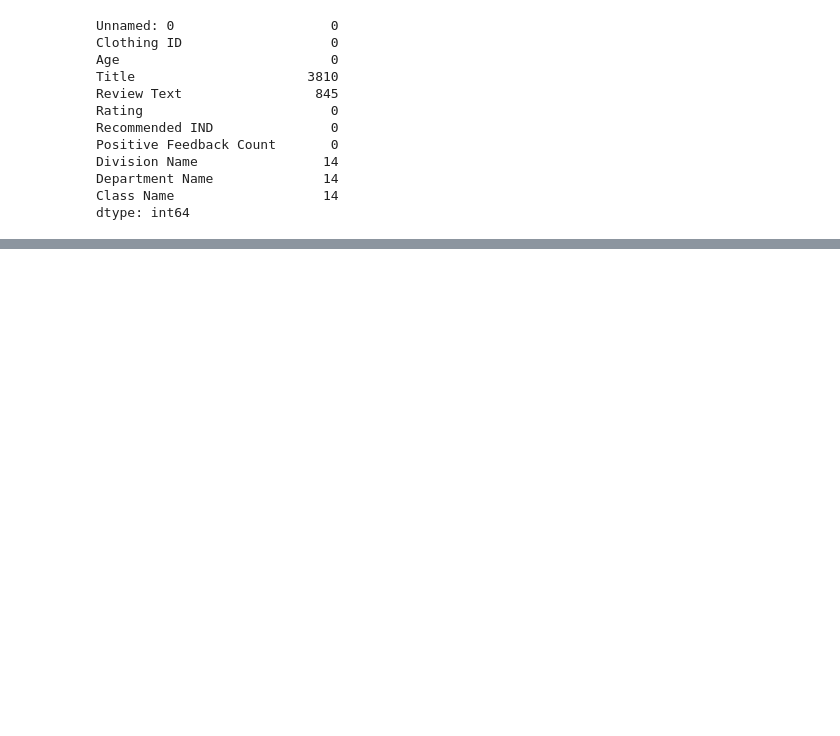
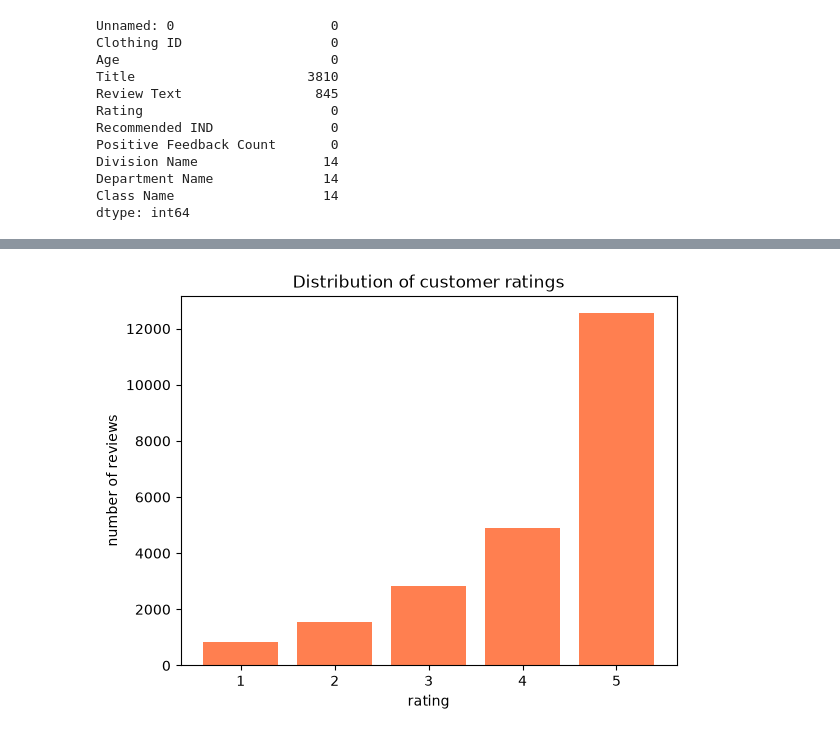
Before and after one commit to teodoramaksimovic/ecommerce-reviews-sentiment-analysis, a Jupyter notebook: notebooks/ecommerce_sentiment_analysis.ipynb, the cells around one changed output, grey strips where cells are left out. Saved outputs shown, nothing was run; the diff lists cells and outputs as text; code cells hidden in the pictures; blank space fills up the shorter version.

```diff
--- a/notebooks/ecommerce_sentiment_analysis.ipynb
+++ b/notebooks/ecommerce_sentiment_analysis.ipynb
@@ -86,0 +131,3 @@ dtype: int64
+# %%
+data = data.dropna(subset=['Review Text'])
+data.shape
@@ -86,0 +136,8 @@ dtype: int64
+# %%
+category_columns = [
+    'Division Name',
+    'Department Name',
+    'Class Name'
+]
+
+data[category_columns] = data[category_columns].fillna('Unknown')
@@ -86,0 +170,2 @@ dtype: int64
+# %%
+data = data.drop(columns=['Unnamed: 0'])
@@ -86,0 +181,14 @@ dtype: int64
+# %%
+plt.hist(
+    data['Rating'],
+    bins=np.arange(0.5, 6.5, 1),
+    color='coral',
+    rwidth=0.8
+)
+
+plt.title('Distribution of customer ratings')
+plt.xlabel('rating')
+plt.ylabel('number of reviews')
+plt.show()
+# %% [output]
+[figure, added]
```
Also changed, not shown: parts of 10 cells of this notebook, 1 other file.
